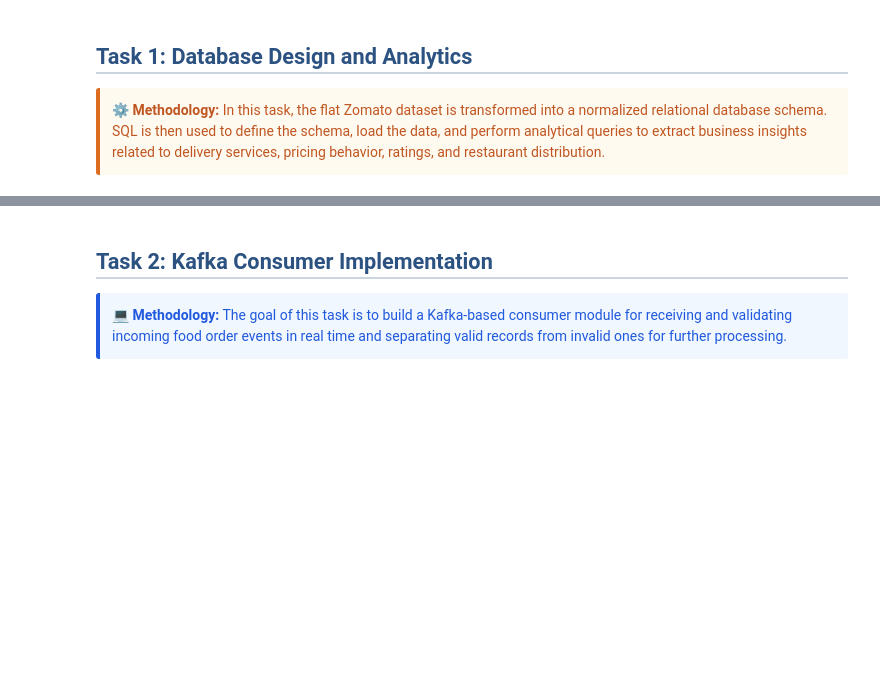
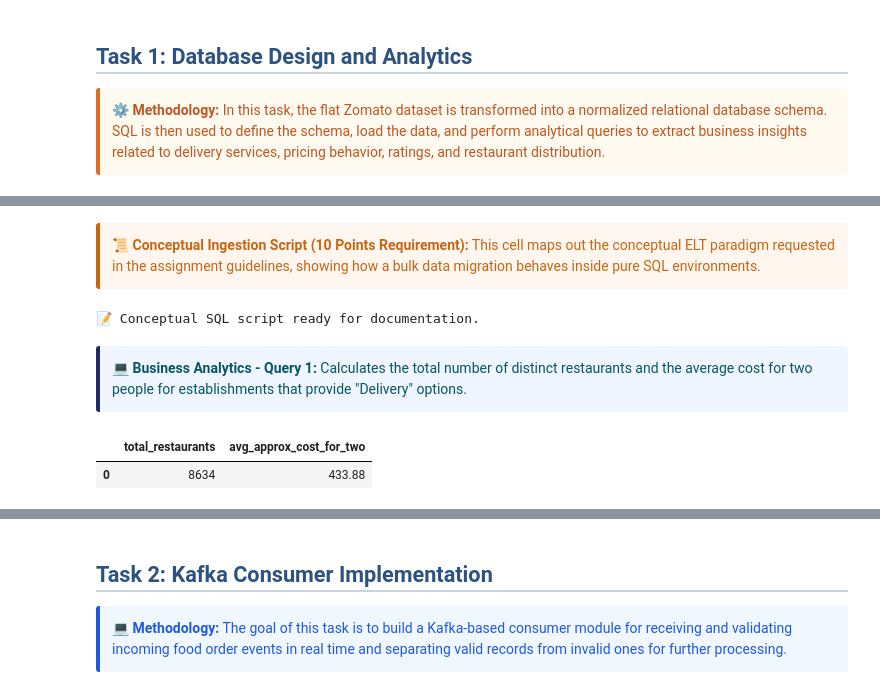
Before and after one commit to Parsa-Saeednia/UT-DataScience-Spring2026, a Jupyter notebook: Assignments/CA2/implementation.ipynb, the cells around one changed output, grey strips where cells are left out. Drawn from its saved outputs; the diff is of its cells as text; code cells hidden in the pictures; blank space fills up the shorter version.

```diff
--- a/Assignments/CA2/implementation.ipynb
+++ b/Assignments/CA2/implementation.ipynb
@@ -30,0 +206,62 @@ This notebook contains the programmatic implementation for Assignment 2. It focu
+# %% [markdown]
+<div class="alert alert-warning" style="background-color: #fff6f0; border-left: 4px solid #c5680c; color: #c56714;">
+    <strong>📜 Conceptual Ingestion Script (10 Points Requirement):</strong> This cell maps out the conceptual ELT paradigm requested in the assignment guidelines, showing how a bulk data migration behaves inside pure SQL environments.
+</div>
+# %%
+conceptual_sql = """
+CREATE TABLE raw_staging_zomato (
+    name VARCHAR(255),
+    online_order VARCHAR(10),
+    book_table VARCHAR(10),
+    rate VARCHAR(50),
+    votes VARCHAR(50),
+    phone VARCHAR(255),
+    location VARCHAR(255),
+    rest_type VARCHAR(255),
+    cuisines TEXT,
+    approx_cost VARCHAR(50),
+    address VARCHAR(500),
+    listed_in_type VARCHAR(255),
+    listed_in_city VARCHAR(255)
+);
+
+LOAD DATA INFILE '/data/zomato.csv'
+INTO TABLE raw_staging_zomato
+FIELDS TERMINATED BY ','
+ENCLOSED BY '"'
+LINES TERMINATED BY '\n'
+IGNORE 1 LINES;
+
+INSERT IGNORE INTO locations (address, location)
+SELECT DISTINCT TRIM(address),
+TRIM(location) FROM raw_staging_zomato;
+
+INSERT IGNORE INTO restaurants (name, location_id, rate, approx_cost, online_order)
+SELECT
+    TRIM(r.name), l.location_id,
+    NULLIF(CAST(SUBSTRING_INDEX(r.rate, '/', 1) AS DECIMAL(3,1)), 0),
+    NULLIF(CAST(REPLACE(r.approx_cost, ',', '') AS UNSIGNED), 0),
+    TRIM(r.online_order)
+FROM raw_staging_zomato r
+JOIN locations l ON TRIM(r.address) = l.address;
+"""
+print("📝 Conceptual SQL script ready for documentation.")
+# %% [output]
+📝 Conceptual SQL script ready for documentation.
+# %% [markdown]
+<div class="alert alert-warning" style="background-color: #f0f6ff; border-left: 4px solid #212a6b; color: #075662;">
+    <strong>💻 Business Analytics - Query 1:</strong> Calculates the total number of distinct restaurants and the average cost for two people for establishments that provide "Delivery" options.
+</div>
+# %%
+query_1 = """
+SELECT
+    COUNT(DISTINCT r.restaurant_id) AS total_restaurants,
+    ROUND(AVG(r.approx_cost), 2) AS avg_approx_cost_for_two
+FROM restaurants r
+JOIN restaurant_listings rl ON r.restaurant_id = rl.restaurant_id
+WHERE rl.listed_in_type = 'Delivery' AND r.approx_cost IS NOT NULL;
+"""
+pd.read_sql_query(query_1, engine)
+# %% [output]
+|  | total_restaurants | avg_approx_cost_for_two |
+| 0 | 8634 | 433.88 |
```
Also changed, not shown: parts of 12 cells of this notebook.
